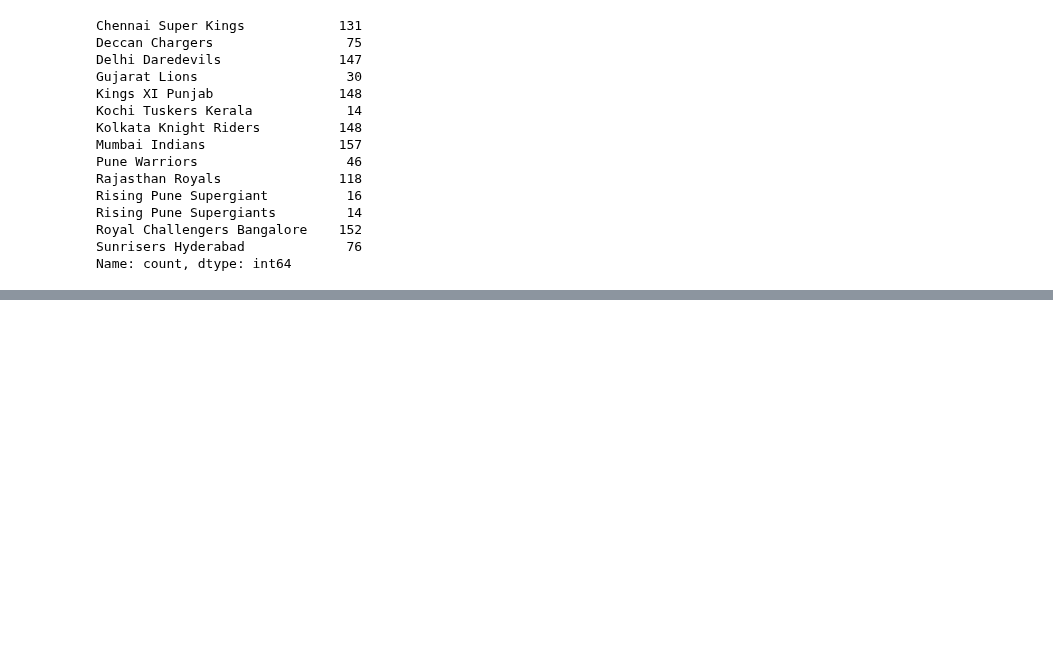
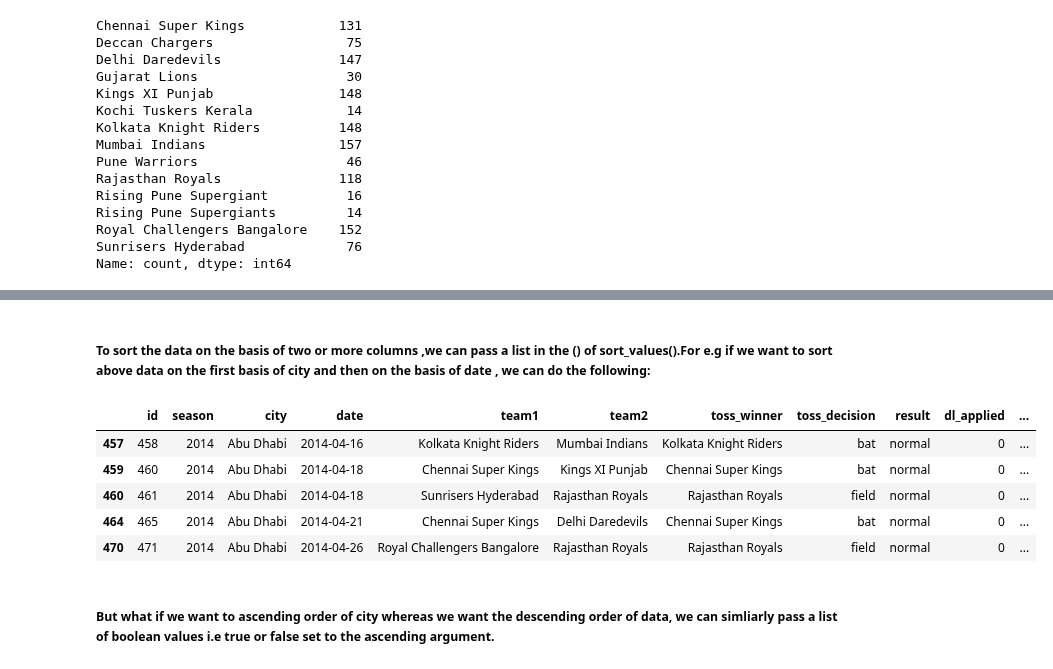
Before and after one commit to Shreyasb1015/Machine-Learning, a Jupyter notebook: pandas-tutorial/filtering-dataframe.ipynb, the cells around one changed output, grey strips where cells are left out. Drawn from its saved outputs; the diff is of its cells as text; code cells hidden in the pictures; blank space fills up the shorter version.

```diff
--- a/pandas-tutorial/filtering-dataframe.ipynb
+++ b/pandas-tutorial/filtering-dataframe.ipynb
@@ -245,0 +293,13 @@ Name: count, dtype: int64
+# %% [markdown]
+##### To sort the data on the basis of two or more columns ,we can pass a list in the () of sort_values().For e.g if we want to sort above data on the first basis of city and then on the basis of date , we can do the following:
+# %%
+data.sort_values(['city','date']).head()
+# %% [output]
+|  | id | season | city | date | team1 | team2 | toss_winner | toss_decision | result | dl_applied | ... |
+| 457 | 458 | 2014 | Abu Dhabi | 2014-04-16 | Kolkata Knight Riders | Mumbai Indians | Kolkata Knight Riders | bat | normal | 0 | ... |
+| 459 | 460 | 2014 | Abu Dhabi | 2014-04-18 | Chennai Super Kings | Kings XI Punjab | Chennai Super Kings | bat | normal | 0 | ... |
+| 460 | 461 | 2014 | Abu Dhabi | 2014-04-18 | Sunrisers Hyderabad | Rajasthan Royals | Rajasthan Royals | field | normal | 0 | ... |
+| 464 | 465 | 2014 | Abu Dhabi | 2014-04-21 | Chennai Super Kings | Delhi Daredevils | Chennai Super Kings | bat | normal | 0 | ... |
+| 470 | 471 | 2014 | Abu Dhabi | 2014-04-26 | Royal Challengers Bangalore | Rajasthan Royals | Rajasthan Royals | field | normal | 0 | ... |
+# %% [markdown]
+##### But what if we want to ascending order of city whereas we want the descending order of data, we can simliarly pass a list of boolean values i.e true or false set to the ascending argument.
```
Also changed, not shown: parts of 15 cells of this notebook.
